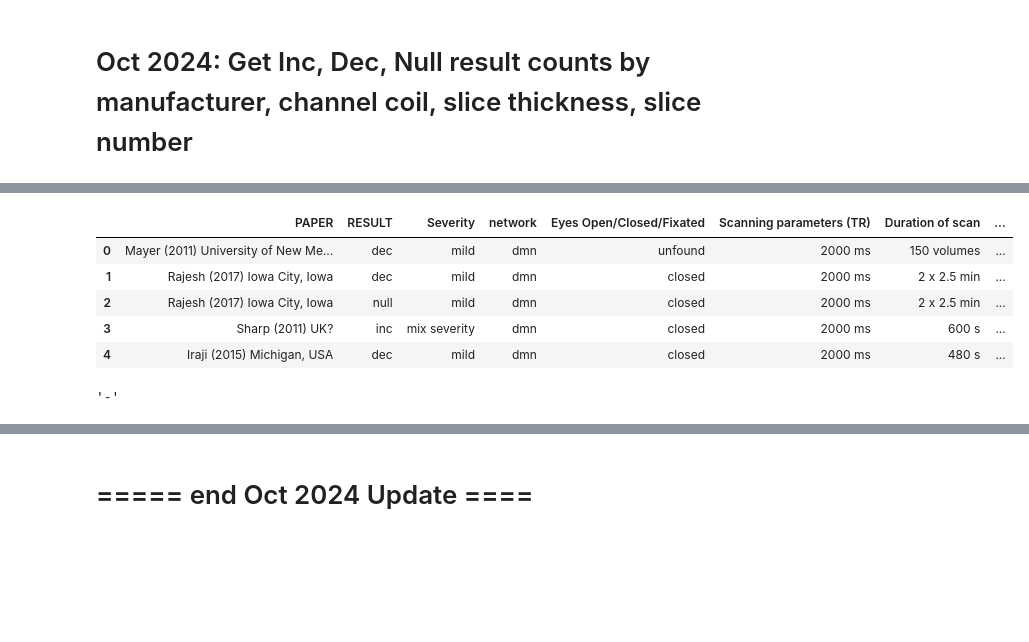
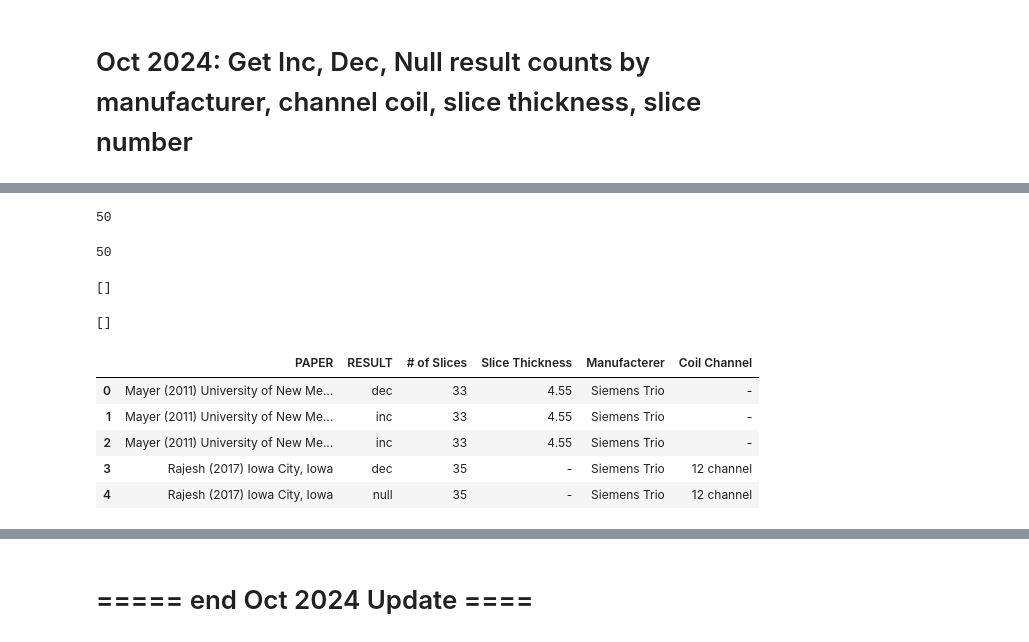
Before and after one commit to danielfrees/rsfMRI_LitReview, a Jupyter notebook: Data_Investigation_LR.ipynb, the cells around one changed output, grey strips where cells are left out. Drawn from its saved outputs; the diff is of its cells as text; code cells hidden in the pictures; blank space fills up the shorter version.

Commit message:
fix methodvars analysis title matching/cleanup

```diff
--- a/Data_Investigation_LR.ipynb
+++ b/Data_Investigation_LR.ipynb
@@ -167,5 +227,6 @@ Name: # of volumes, dtype: float64
 # %%
 methodvars_df = pd.read_csv('Data/litreview-methodvars.csv')
+methodvars_df['PAPER'] = methodvars_df['PAPER'].apply(lambda x: x.strip())
 methodvars_df.head()
 # %% [output]
 |  | PAPER | Eyes Open/Closed/Fixated | Scanning parameters (TR) | Duration of scan | Preprocessing Software | ... |
@@ -174,11 +235,3 @@ methodvars_df.head()
 | 2 | Sharp (2011) UK? | closed | 2000 ms | 600 s | FSL | ... |
 | 3 | Iraji (2015) Michigan, USA | closed | 2000 ms | 480 s | FSL | ... |
 | 4 | van der Horn (2019) Groningen, Ne... | closed | 2000 ms | unfound | SPM12 | ... |
-# %%
-data = data_single
-data['PAPER'] = data['WITHIN NETWORK FINDINGS']
-data = data[['PAPER', 'RESULT', 'Severity']]
-data = data.reset_index(level = 0)
-data['network'] = data['level_0']
-data.drop(columns=['level_0'], inplace = True)
-data.head()
@@ -192,19 +266,38 @@ data.head()
+# %%
+mpapers = methodvars_df['PAPER'].unique().tolist()
+mpapers = [paper.strip() for paper in mpapers]
+len(mpapers)
+# %% [output]
+50
+# %%
+dpapers = data['PAPER'].unique().tolist()
+dpapers = [paper.strip() for paper in dpapers]
+len(dpapers)
+# %% [output]
+50
+# %%
+diff = list(set(mpapers) - set(dpapers))
+diff
+# %% [output]
+[]
+# %%
+diff = list(set(dpapers) - set(mpapers))
+diff
+# %% [output]
+[]
 # %%
 methodvars_df.loc[:, 'PAPER'] = methodvars_df['PAPER'].astype(str)
 data.loc[:, 'PAPER'] = data['PAPER'].astype(str)
-df = data.merge(methodvars_df, on = 'PAPER', how = 'left')
+df = methodvars_df.merge(data, on = 'PAPER', how = 'left')
+df = df[['PAPER', 'RESULT', '# of Slices', 'Slice Thickness', 'Manufacterer', 'Coil Channel']]
 df.head()
 # %% [output]
-|  | PAPER | RESULT | Severity | network | Eyes Open/Closed/Fixated | Scanning parameters (TR) | Duration of scan | ... |
-| 0 | Mayer (2011) University of New Me... | dec | mild | dmn | unfound | 2000 ms | 150 volumes | ... |
-| 1 | Rajesh (2017) Iowa City, Iowa | dec | mild | dmn | closed | 2000 ms | 2 x 2.5 min | ... |
-| 2 | Rajesh (2017) Iowa City, Iowa | null | mild | dmn | closed | 2000 ms | 2 x 2.5 min | ... |
-| 3 | Sharp (2011) UK? | inc | mix severity | dmn | closed | 2000 ms | 600 s | ... |
-| 4 | Iraji (2015) Michigan, USA | dec | mild | dmn | closed | 2000 ms | 480 s | ... |
+|  | PAPER | RESULT | # of Slices | Slice Thickness | Manufacterer | Coil Channel |
+| 0 | Mayer (2011) University of New Me... | dec | 33 | 4.55 | Siemens Trio | - |
+| 1 | Mayer (2011) University of New Me... | inc | 33 | 4.55 | Siemens Trio | - |
+| 2 | Mayer (2011) University of New Me... | inc | 33 | 4.55 | Siemens Trio | - |
+| 3 | Rajesh (2017) Iowa City, Iowa | dec | 35 | - | Siemens Trio | 12 channel |
+| 4 | Rajesh (2017) Iowa City, Iowa | null | 35 | - | Siemens Trio | 12 channel |
-# %%
-df.loc[4, "# of Slices"]
-# %% [output]
-'-'
 # %%
 from IPython.display import display
 import matplotlib.pyplot as plt
```
Also changed, not shown: parts of 6 cells of this notebook.
